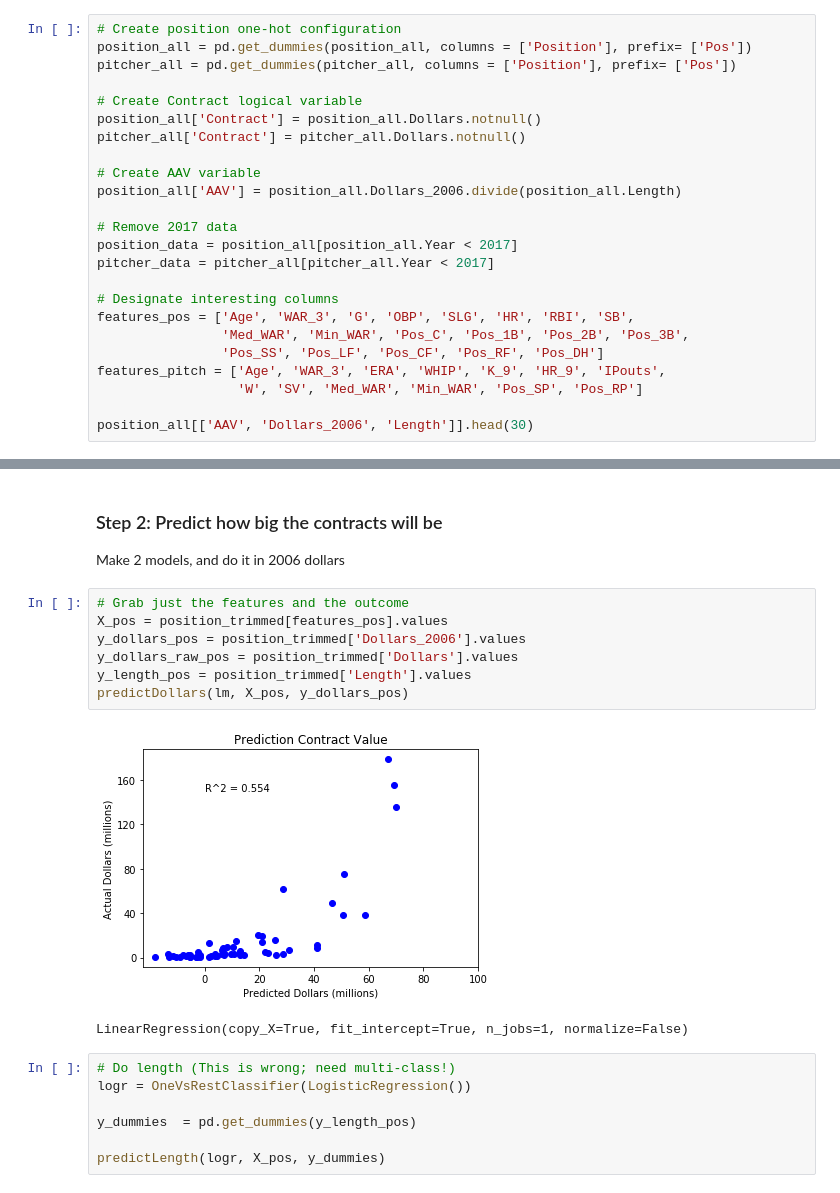
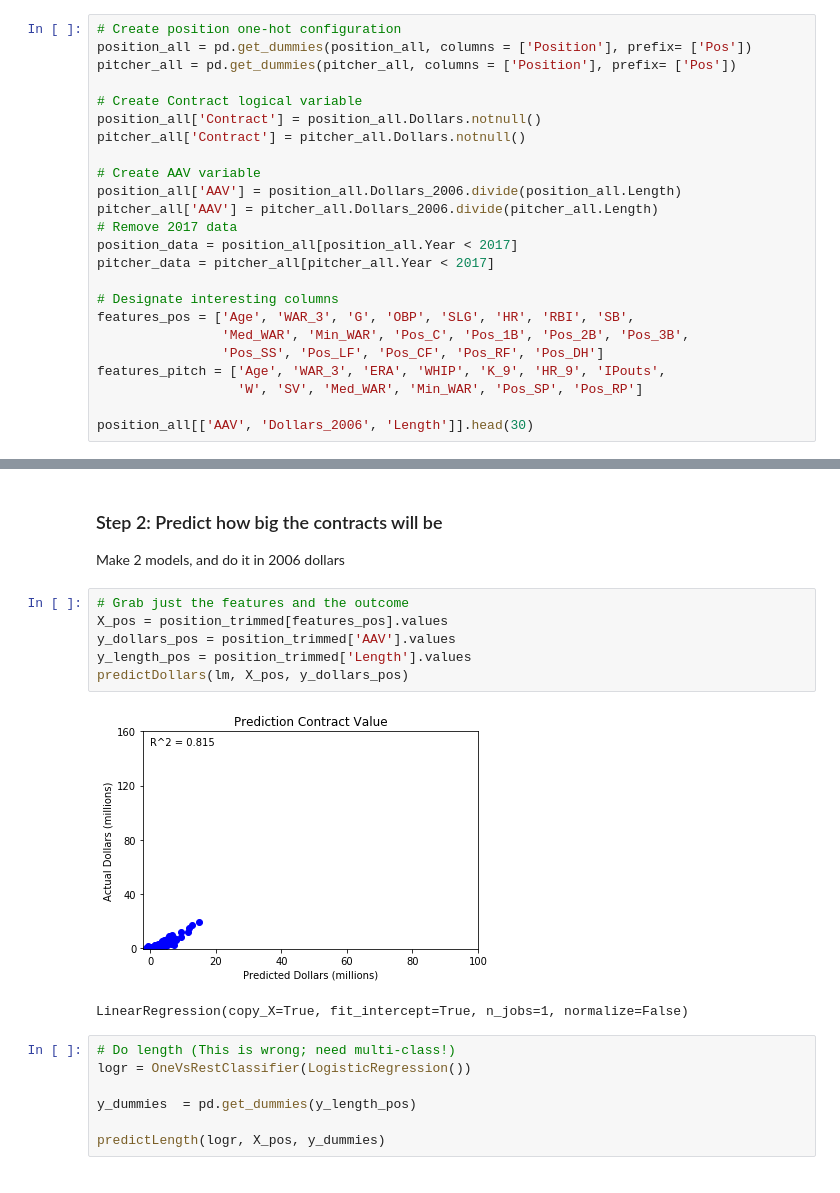
Before and after one commit to marichards/MLB_FA_Predictor, a Jupyter notebook: Regression.ipynb, the cells around one changed output, grey strips where cells are left out. Drawn from its saved outputs; the diff is of its cells as text.

```diff
--- a/Regression.ipynb
+++ b/Regression.ipynb
@@ -59,7 +67,7 @@ pitcher_all['Contract'] = pitcher_all.Dollars.notnull()
 
 # Create AAV variable
 position_all['AAV'] = position_all.Dollars_2006.divide(position_all.Length)
-
+pitcher_all['AAV'] = pitcher_all.Dollars_2006.divide(pitcher_all.Length)
 # Remove 2017 data
 position_data = position_all[position_all.Year < 2017]
 pitcher_data = pitcher_all[pitcher_all.Year < 2017]
@@ -313,12 +321,11 @@ Make 2 models, and do it in 2006 dollars
 # %%
 # Grab just the features and the outcome
 X_pos = position_trimmed[features_pos].values
-y_dollars_pos = position_trimmed['Dollars_2006'].values
-y_dollars_raw_pos = position_trimmed['Dollars'].values
+y_dollars_pos = position_trimmed['AAV'].values
 y_length_pos = position_trimmed['Length'].values
 predictDollars(lm, X_pos, y_dollars_pos)
 # %% [output]
-[figure, old version]
+[figure, new version]
 LinearRegression(copy_X=True, fit_intercept=True, n_jobs=1, normalize=False)
 # %%
 # Do length (This is wrong; need multi-class!)
```
Also changed, not shown: parts of 36 cells of this notebook, 5 other files.
